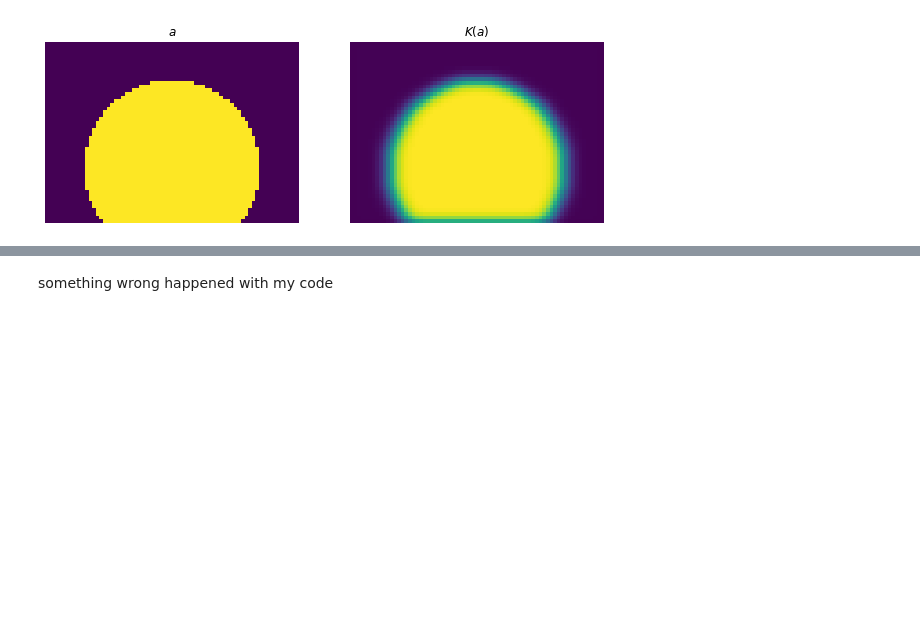
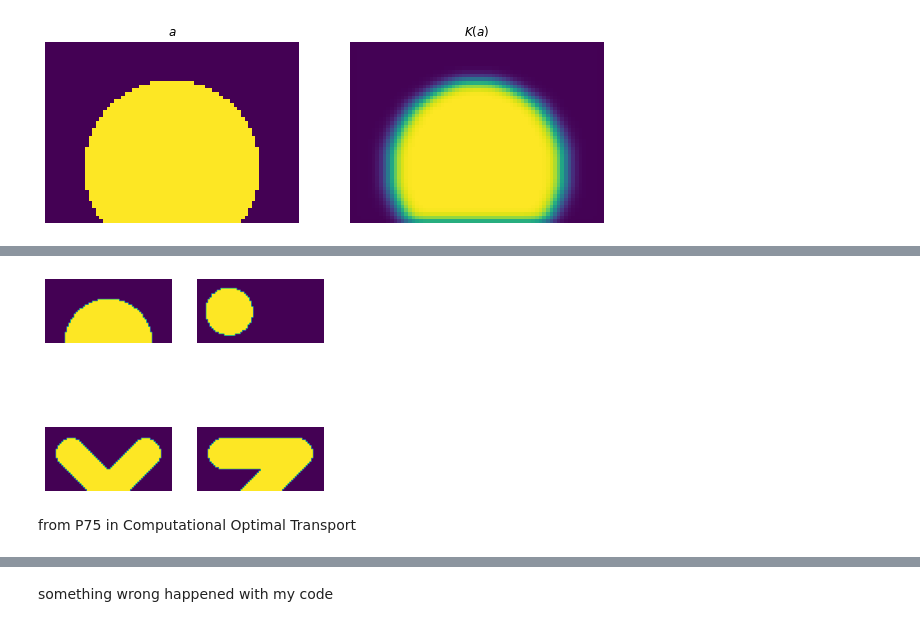
Before and after one commit to acse-rt1120/test, a Jupyter notebook: test_WB.ipynb, the cells around one changed output, grey strips where cells are left out. Drawn from its saved outputs; the diff is of its cells as text; code cells hidden in the pictures; blank space fills up the shorter version.

```diff
--- a/test_WB.ipynb
+++ b/test_WB.ipynb
@@ -320,0 +326,22 @@ plt.show()
+# %%
+N = 70
+N0 = 35
+import imageio
+rescale = lambda x: (x-x.min())/(x.max()-x.min())
+names = ['disk','twodisks','letter-x','letter-z']
+vmin = .01
+AA = np.zeros([N0,N,len(names)])
+for i in range(len(names)):
+    aa = imageio.imread("nt_toolbox/data/" + names[i] + ".bmp") # ,N)
+    aa = normalize(rescale(aa)+vmin)
+    AA[:,:,i] = aa[:N0]
+R = len(names)
+plt.figure(figsize=(5,5))
+for i in range(R):
+    plt.subplot(2,2,i+1)
+    plt.imshow(AA[:,:,i])
+    plt.axis('off');
+# %% [output]
+[figure, added]
+# %% [markdown]
+from P75 in Computational Optimal Transport
```
Also changed, not shown: parts of 18 cells of this notebook.
